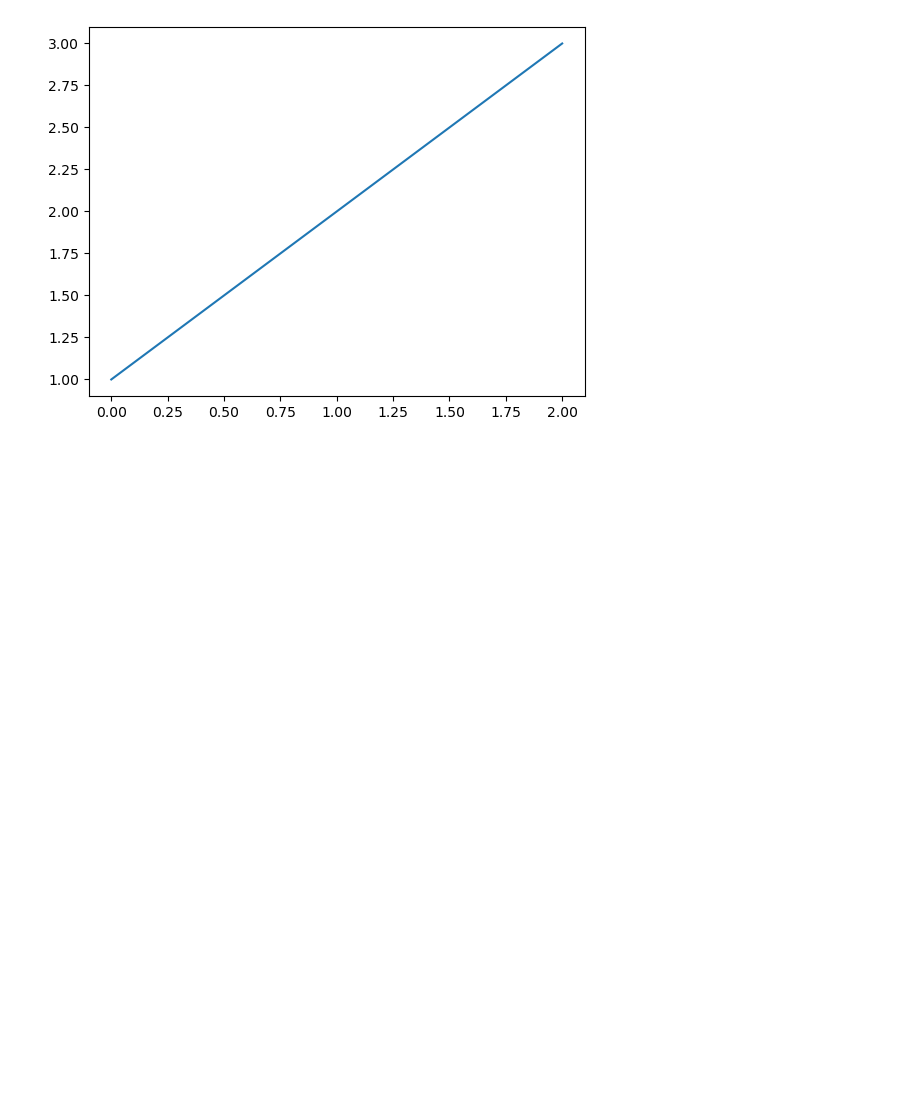
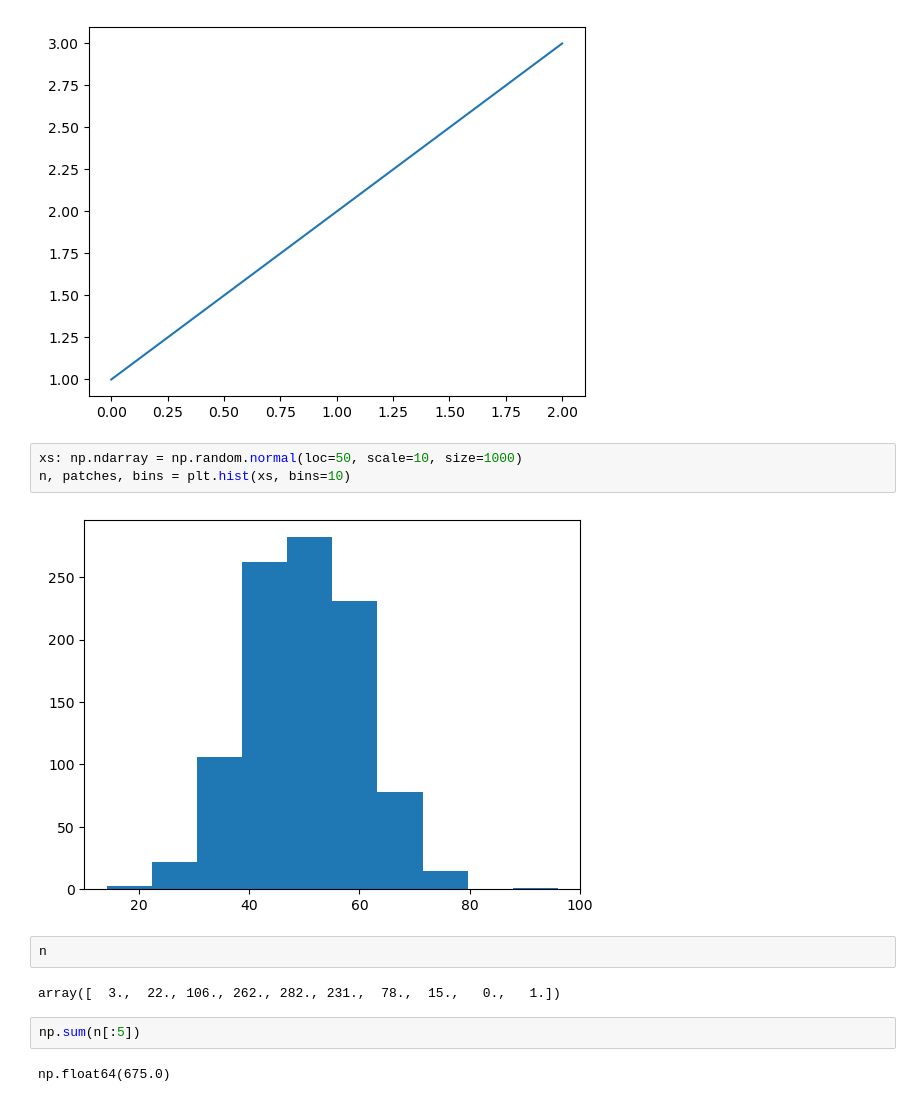
Before and after one commit to choct155/statsConcepts, a Jupyter notebook: scratch.ipynb, the cells around one changed output. Cells and saved outputs as stored; diff of their text form; blank space fills up the shorter version.

```diff
--- a/scratch.ipynb
+++ b/scratch.ipynb
@@ -125,3 +125,16 @@ plt.plot([1,2,3])
 # %% [output]
 [<matplotlib.lines.Line2D at 0x...>]
 [figure]
+# %%
+xs: np.ndarray = np.random.normal(loc=50, scale=10, size=1000)
+n, patches, bins = plt.hist(xs, bins=10)
+# %% [output]
+[figure, added]
+# %%
+n
+# %% [output]
+array([  3.,  22., 106., 262., 282., 231.,  78.,  15.,   0.,   1.])
+# %%
+np.sum(n[:5])
+# %% [output]
+np.float64(675.0)
```
Also changed, not shown: parts of 6 cells of this notebook, 3 other files.
